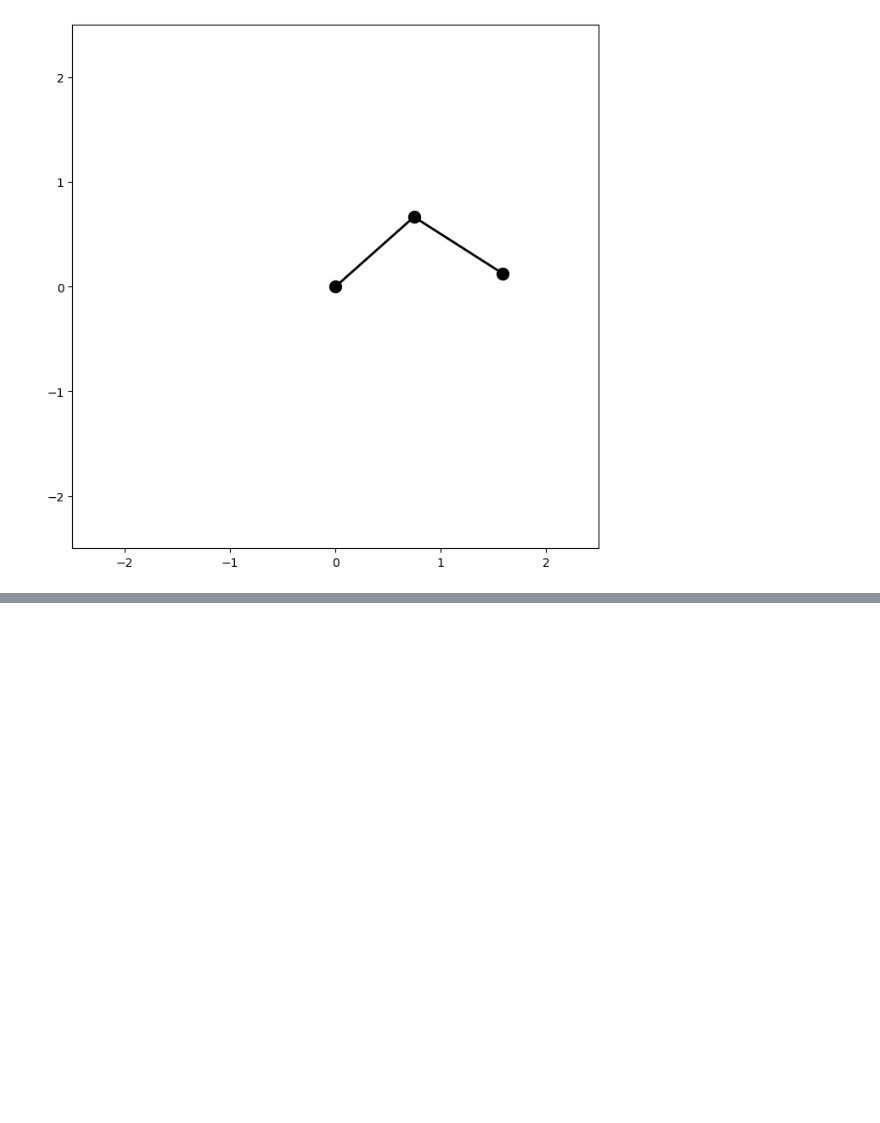
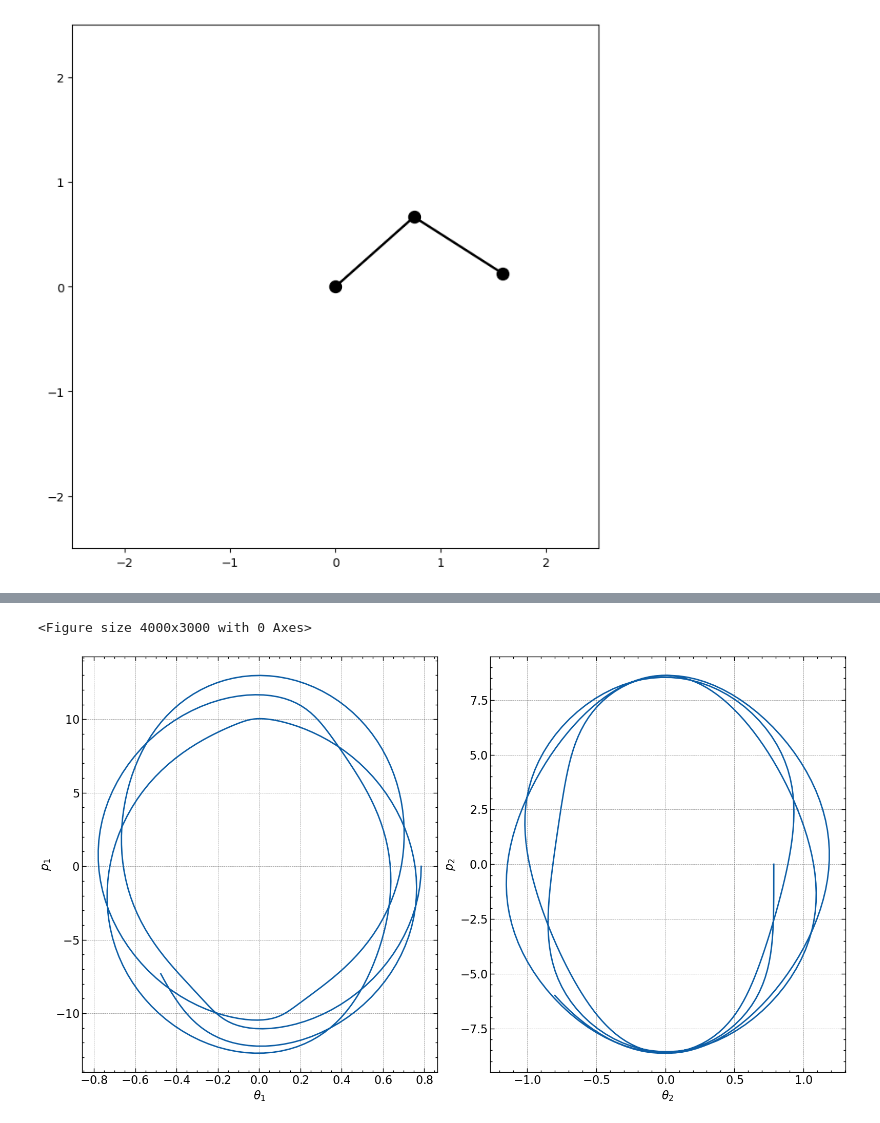
Before and after one commit to sage2003/Python-for-Science, a Jupyter notebook: Double_Pendulum.ipynb, the cells around one changed output, grey strips where cells are left out. Cells and saved outputs as stored; diff of their text form; code cells hidden in the pictures; blank space fills up the shorter version.

```diff
--- a/Double_Pendulum.ipynb
+++ b/Double_Pendulum.ipynb
@@ -211,0 +377,19 @@ ani.save('double_pendulum.gif',writer='pillow',fps=25)
+# %%
+plt.figure(dpi=500)
+fig, axes = plt.subplots(1, 2, figsize = (16,9))
+
+ax = axes[0]
+ax.set_ylabel(r"$p_1$")
+ax.set_xlabel(r"$\theta_1$")
+ax.plot(theta1_vals[:i], p1_vals[:i])
+
+ax1 = axes[1]
+ax1.set_ylabel(r"$p_2$")
+ax1.set_xlabel(r"$\theta_2$")
+ax1.plot(theta2_vals[:i], p2_vals[:i])
+
+fig.tight_layout()
+fig.savefig("Double_Pendulum_2.pdf", format='pdf')
+# %% [output]
+<Figure size 4000x3000 with 0 Axes>
+[figure, added]
```
Also changed, not shown: parts of 2 cells of this notebook, 2 other files.
